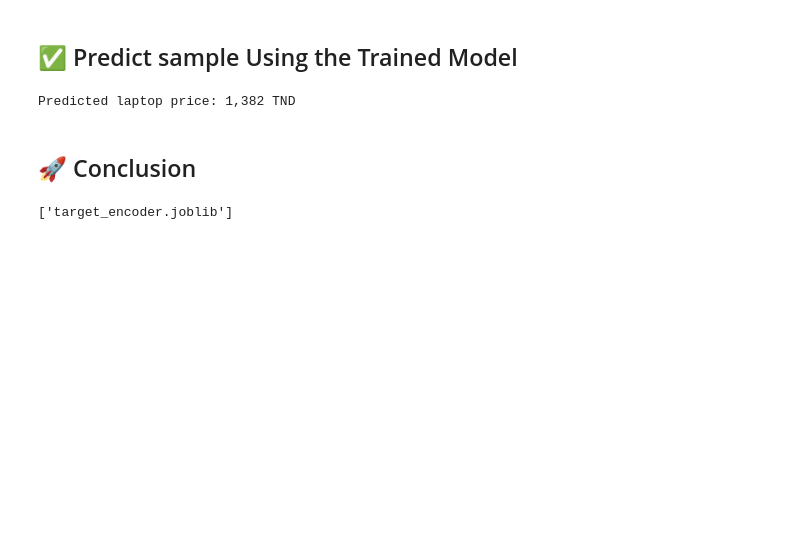
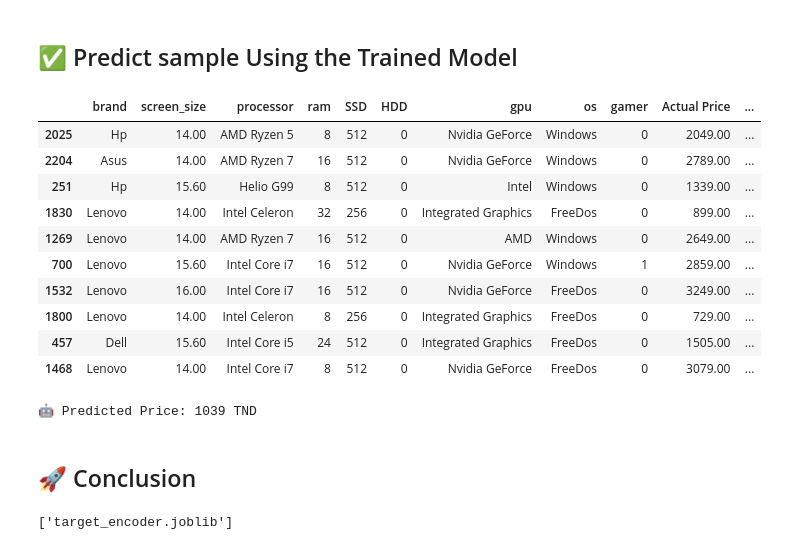
Before and after one commit to ibtihel-dhaouadi/laptop-price-prediction-tn, a Jupyter notebook: notebooks/tunisian-laptop-price-prediction-with-xgboost.ipynb, the cells around one changed output. Saved outputs shown, nothing was run; the diff lists cells and outputs as text; code cells hidden in the pictures; blank space fills up the shorter version.

```diff
--- a/notebooks/tunisian-laptop-price-prediction-with-xgboost.ipynb
+++ b/notebooks/tunisian-laptop-price-prediction-with-xgboost.ipynb
@@ -492,5 +476,42 @@ plt.show()
 # %% [markdown]
 ## ✅ Predict sample Using the Trained Model
+# %%
+# Select a few random indices from test set
+sample_indices = X_test.sample(10, random_state=64).index
+
+# Retrieve original rows (before encoding)
+sample_rows_original = X.loc[sample_indices]  # original values
+sample_rows_encoded = X_encoded.loc[sample_indices]  # encoded version for prediction
+
+# Predict on encoded rows
+predicted_log_prices = grid_search.predict(sample_rows_encoded)
+predicted_prices = np.expm1(predicted_log_prices)
+
+# Actual prices (inverse log1p)
+actual_prices = np.expm1(y_log.loc[sample_indices]).values
+
+# Add results to original rows
+comparison_df = sample_rows_original.copy()
+comparison_df['Actual Price'] = actual_prices.round(2)
+comparison_df['Predicted Price'] = predicted_prices.round(2)
+
+# Display
+display(comparison_df[[
+    'brand', 'screen_size', 'processor', 'ram', 'SSD', 'HDD',
+    'gpu', 'os', 'gamer', 'Actual Price', 'Predicted Price'
+]])
+# %% [output]
+|  | brand | screen_size | processor | ram | SSD | HDD | gpu | os | gamer | Actual Price | ... |
+| 2025 | Hp | 14.00 | AMD Ryzen 5 | 8 | 512 | 0 | Nvidia GeForce | Windows | 0 | 2049.00 | ... |
+| 2204 | Asus | 14.00 | AMD Ryzen 7 | 16 | 512 | 0 | Nvidia GeForce | Windows | 0 | 2789.00 | ... |
+| 251 | Hp | 15.60 | Helio G99 | 8 | 512 | 0 | Intel | Windows | 0 | 1339.00 | ... |
+| 1830 | Lenovo | 14.00 | Intel Celeron | 32 | 256 | 0 | Integrated Graphics | FreeDos | 0 | 899.00 | ... |
+| 1269 | Lenovo | 14.00 | AMD Ryzen 7 | 16 | 512 | 0 | AMD | Windows | 0 | 2649.00 | ... |
+| 700 | Lenovo | 15.60 | Intel Core i7 | 16 | 512 | 0 | Nvidia GeForce | Windows | 1 | 2859.00 | ... |
+| 1532 | Lenovo | 16.00 | Intel Core i7 | 16 | 512 | 0 | Nvidia GeForce | FreeDos | 0 | 3249.00 | ... |
+| 1800 | Lenovo | 14.00 | Intel Celeron | 8 | 256 | 0 | Integrated Graphics | FreeDos | 0 | 729.00 | ... |
+| 457 | Dell | 15.60 | Intel Core i5 | 24 | 512 | 0 | Integrated Graphics | FreeDos | 0 | 1505.00 | ... |
+| 1468 | Lenovo | 14.00 | Intel Core i7 | 8 | 512 | 0 | Nvidia GeForce | FreeDos | 0 | 3079.00 | ... |
 # %%
 sample = pd.DataFrame([{
     'brand': 'Lenovo',
@@ -509,13 +527,14 @@ sample_encoded = encoder.transform(sample)
 # %%
-# Predict log(price)
+# Encode these rows using target encoder
+sample_encoded = encoder.transform(sample)
+
+# Predict log price and inverse transform
 predicted_log_price = grid_search.predict(sample_encoded)
-
-# Inverse log1p to get real price
 predicted_price = np.expm1(predicted_log_price)
-
-print(f"Predicted laptop price: {predicted_price[0]:,.0f} TND")
-# %% [output]
-Predicted laptop price: 1,382 TND
+# %%
+print(f"🤖 Predicted Price: {predicted_price[0]:.0f} TND")
+# %% [output]
+🤖 Predicted Price: 1039 TND
 # %% [markdown]
 ## 🚀 Conclusion
 # %%
```
Also changed, not shown: parts of 12 cells of this notebook.
